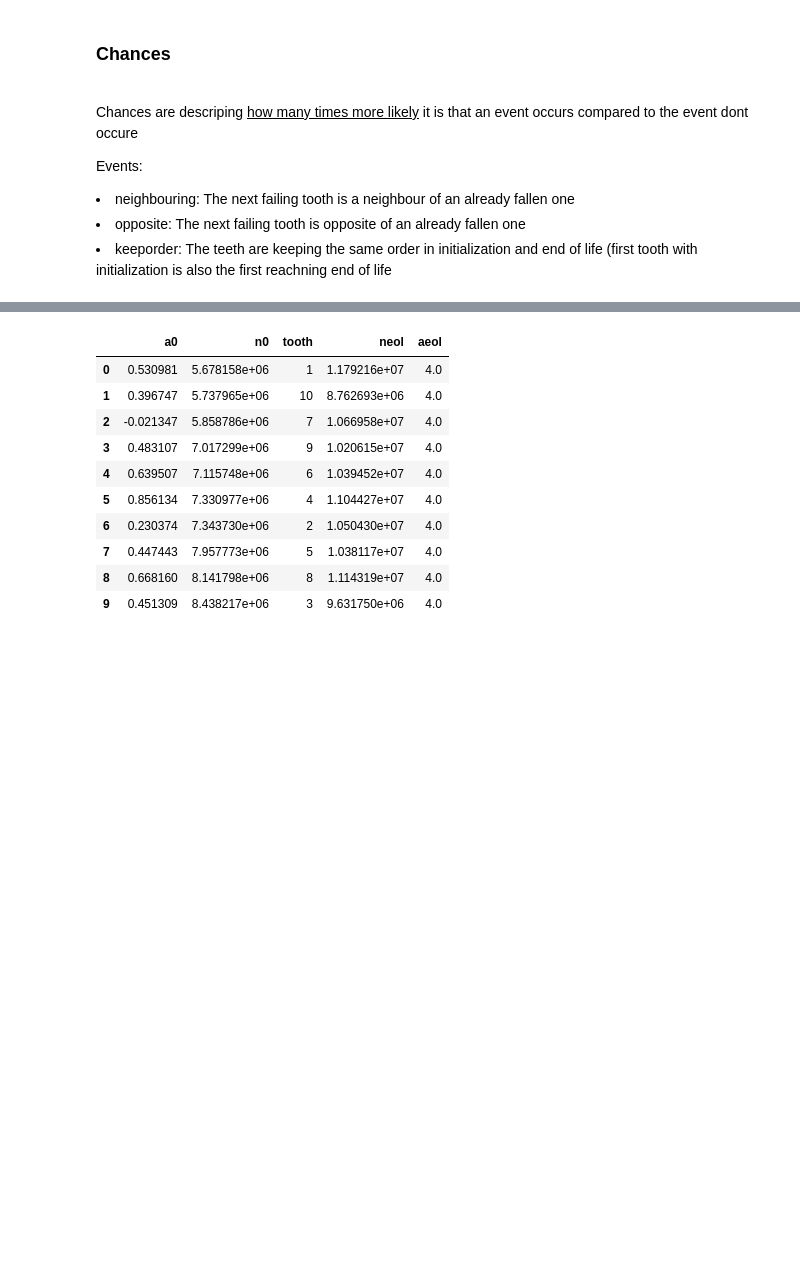
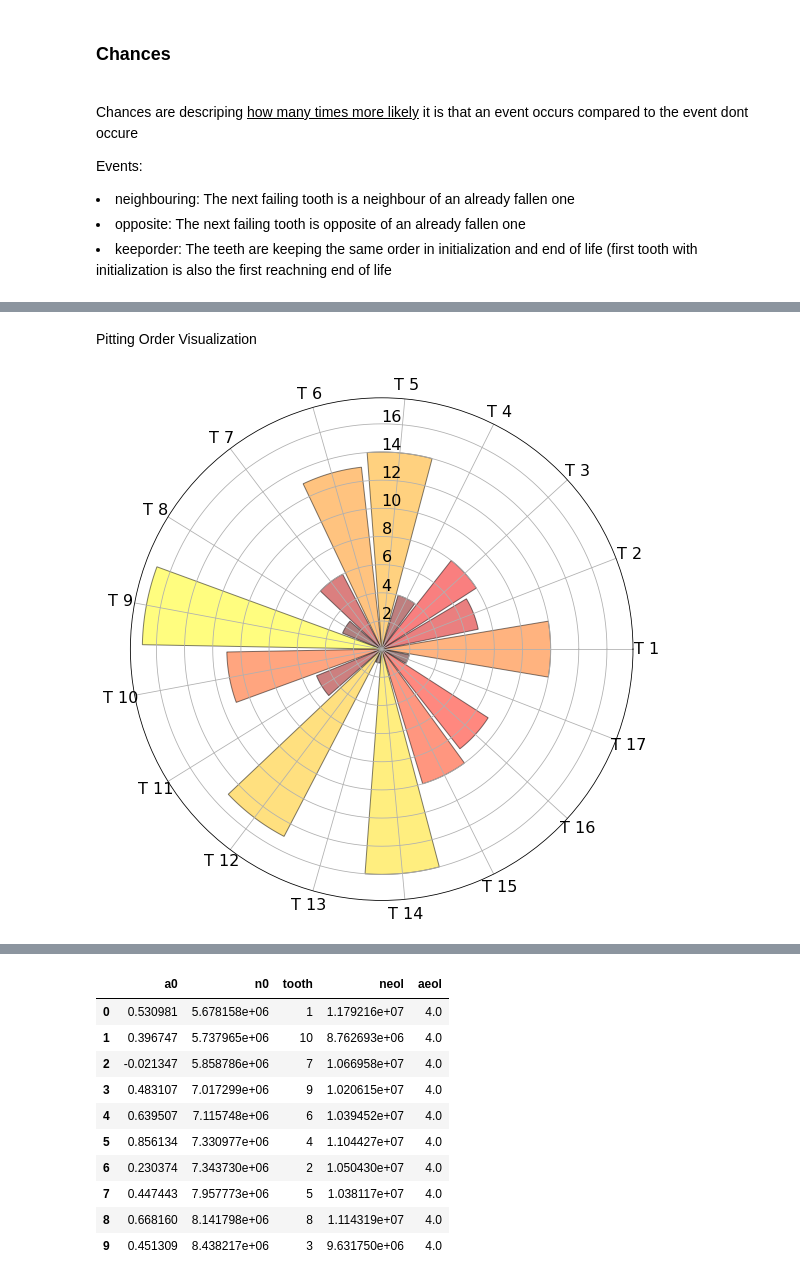
Before and after one commit to HoChiak/Gearbox, a Jupyter notebook: RF_Sim_GearboxVibration.ipynb, the cells around one changed output, grey strips where cells are left out. Drawn from its saved outputs; the diff is of its cells as text; code cells hidden in the pictures; blank space fills up the shorter version.

```diff
--- a/RF_Sim_GearboxVibration.ipynb
+++ b/RF_Sim_GearboxVibration.ipynb
@@ -459,0 +481,6 @@ os.chdir(wd)
+# %% [markdown]
+<p>Pitting Order Visualization</p>
+# %%
+gf.plot_gear_polar(deg_model.state0, kind='order')
+# %% [output]
+[figure, added]
```
Also changed, not shown: parts of 24 cells of this notebook.
